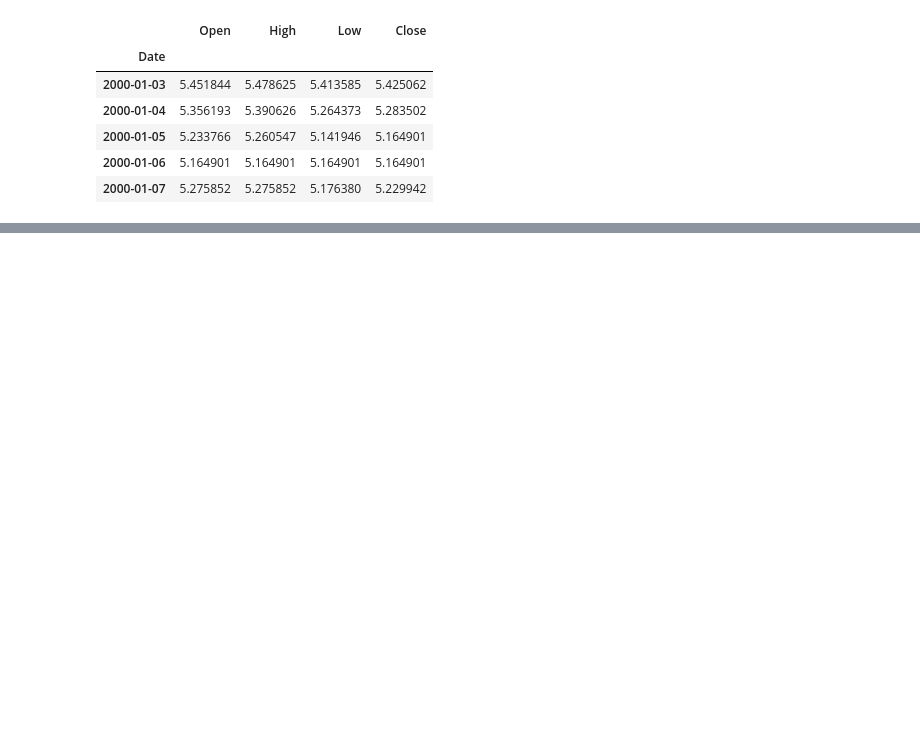
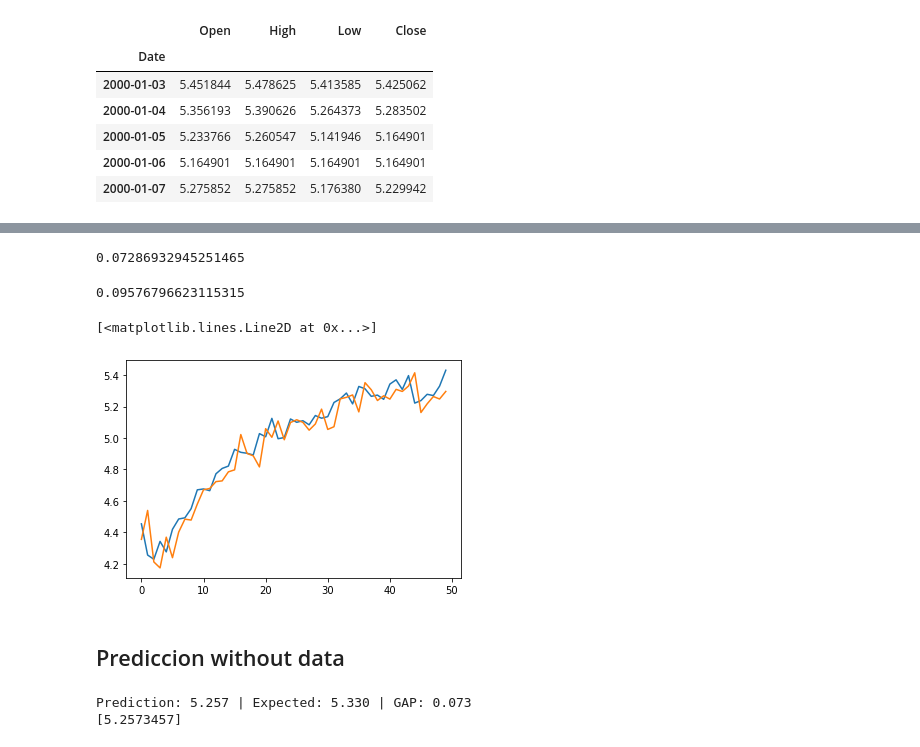
Before and after one commit to DanielGarciaLopez1/stock-market, a Jupyter notebook: src/XGBoost.ipynb, the cells around one changed output, grey strips where cells are left out. Drawn from its saved outputs; the diff is of its cells as text; code cells hidden in the pictures; blank space fills up the shorter version.

```diff
--- a/src/XGBoost.ipynb
+++ b/src/XGBoost.ipynb
@@ -100,25 +77,18 @@ test_X, test_y = test.drop('Close(t)', axis=1), test.drop(test.columns.differenc
 # %%
 def fit(n_test, history=None):
-    if history is None:
-        train, test = train_test_split(n_test)
-        train_X, train_y = train.drop('Close(t)', axis=1), train.drop(train.columns.difference(['Close(t)']), axis=1)
-        model = xgb.XGBRegressor(objective='reg:squarederror', n_estimators=1000)
-        model.fit(train_X, train_y)
-        return
-    else:
-        train_X, train_y = history.drop('Close(t)', axis=1), history.drop(history.columns.difference(['Close(t)']), axis=1)
-        validation_model = xgb.XGBRegressor(objective='reg:squarederror',
-                                            n_estimators=700,
-                                            colsample_bytree=1,
-                                            max_depth=3,
-                                            reg_alpha=0,
-                                            reg_lambda=1,
-                                            subsample=0.9)
-        validation_model.fit(train_X, train_y)
-        return validation_model
+    train_X, train_y = history.drop('Close(t)', axis=1), history.drop(history.columns.difference(['Close(t)']), axis=1)
+    validation_model = xgb.XGBRegressor(objective='reg:squarederror',
+                                        n_estimators=700,
+                                        colsample_bytree=1,
+                                        max_depth=3,
+                                        reg_alpha=0,
+                                        reg_lambda=1,
+                                        subsample=0.9)
+    validation_model.fit(train_X, train_y)
+    return validation_model
 # %%
 
-def validate(self, n_test):
+def validate(data,n_test, flag=True):
     """
     Function that evaluates all the predictions obtained with our model with a walk forward validation method
         - data
@@ -126,7 +96,7 @@ def validate(self, n_test):
     """
     predictions = list()
     expected = list()
-    train, test = train_test_split(n_test)
+    train,test = train_test_split(data,n_test)
     test_X, test_y = test.drop('Close(t)', axis=1), test.drop(test.columns.difference(['Close(t)']), axis=1)
     history = train.copy(deep=True)
     for i in range(n_test):
@@ -136,7 +106,10 @@ def validate(self, n_test):
         new_row = [test_X_iter.iloc[0, j] for j in range(len(test_X_iter.columns))]
         new_row.append(y_prediction[0])
         history.loc[len(history)] = new_row
-        print("Prediction: %.1f | Expected: %.1f | GAP: %.1f" % (y_prediction[0], test_y_iter.iloc[0, 0], test_y_iter.iloc[0, 0] - y_prediction[0]))
+        if flag==True:
+            print("Prediction: %.3f | Expected: %.3f | GAP: %.3f" % (y_prediction[0], test_y_iter.iloc[0, 0], test_y_iter.iloc[0, 0] - y_prediction[0]))
+        else:
+            pass
         predictions.append(y_prediction[0])
         expected.append(test_y_iter.iloc[0, 0])
     mae = mean_absolute_error(expected, predictions)
@@ -183,0 +138,4 @@ a = model_xgb.predict(test_X)
+# %%
+final_data = series_to_supervised(data)
+# %%
+expected, predictions, mae, rmse = validate(final_data,50)
@@ -183,0 +160,31 @@ a = model_xgb.predict(test_X)
+# %%
+mae
+# %% [output]
+0.07286932945251465
+# %%
+rmse
+# %% [output]
+0.09576796623115315
+# %%
+plt.plot(expected)
+plt.plot(predictions)
+# %% [output]
+[<matplotlib.lines.Line2D at 0x...>]
+[figure, added]
+# %% [markdown]
+## Prediccion without data
+# %%
+data_final = series_to_supervised(data)
+expected, predictions, mae, rmse = validate(data_final,1)
+print(predictions)
+data.drop(data.tail(1).index,inplace=True)
+data_new = pd.concat([data,pd.DataFrame(predictions,columns=['Close'])], axis=0, names=data.columns.tolist())
+data_final_ = series_to_supervised(data_new)
+history = data_new.copy()
+for i in range(9):
+    expected, predictions, mae, rmse = validate(data_final_,1,False)
+    history = pd.concat([history,pd.DataFrame(predictions,columns=['Close'])], axis=0, names=history.columns.tolist())
+    data_final_ = series_to_supervised(history)
+# %% [output]
+Prediction: 5.257 | Expected: 5.330 | GAP: 0.073
+[5.2573457]
```
Also changed, not shown: parts of 25 cells of this notebook.
